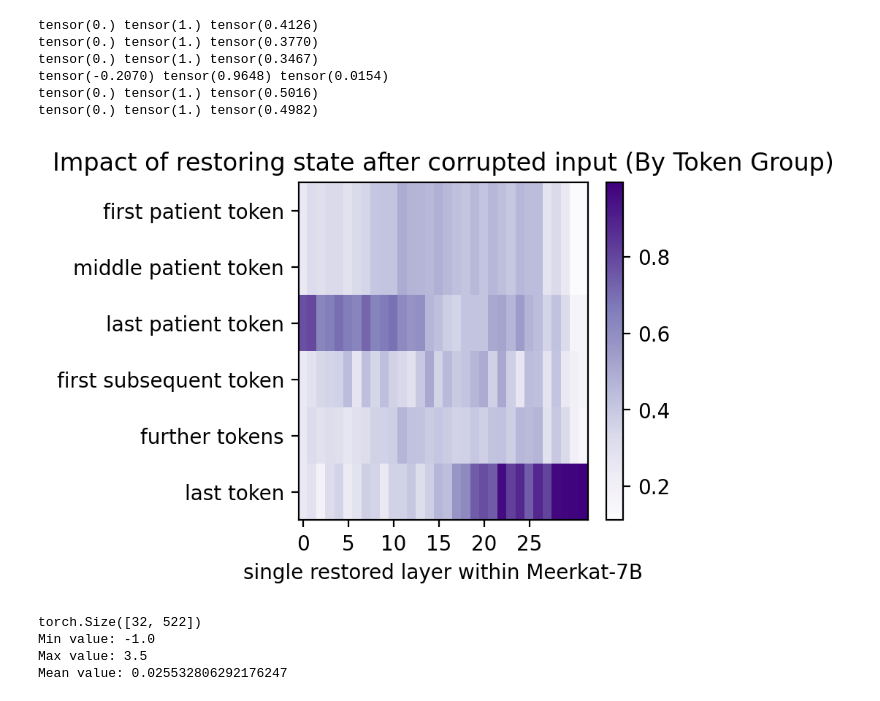
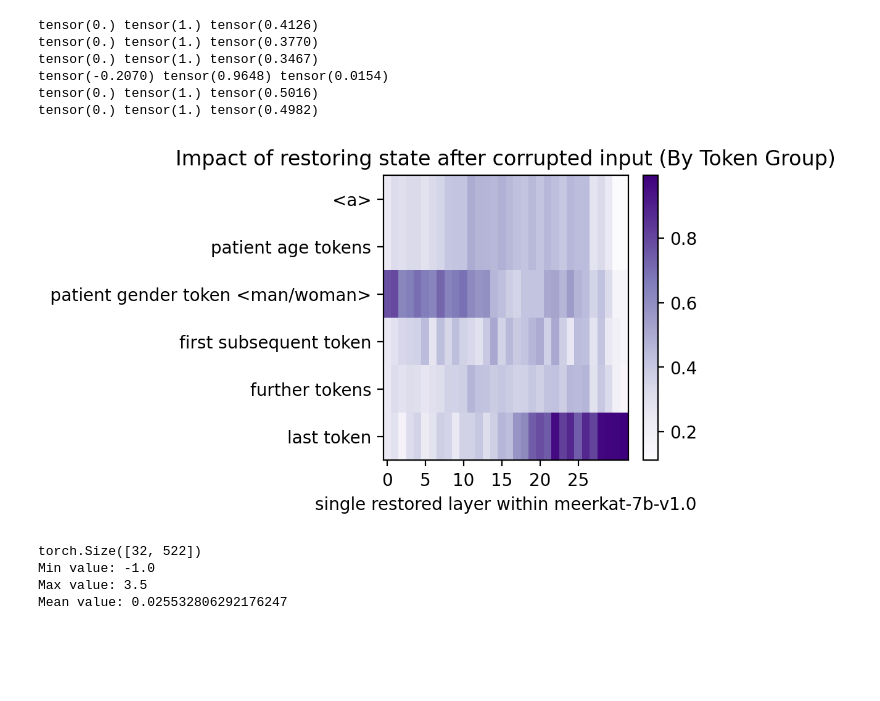
Before and after one commit to Steven-Yiran/medical-gpt-interpretability, a Jupyter notebook: medqa/results.ipynb, the cells around one changed output. Cells and saved outputs as stored; diff of their text form; code cells hidden in the pictures; blank space fills up the shorter version.

Commit message:
modified avg plot labels

```diff
--- a/medqa/results.ipynb
+++ b/medqa/results.ipynb
@@ -19,9 +24,10 @@ tokenizer = AutoTokenizer.from_pretrained(model_name)
-# %%
-with open("../data/meerkat-7b-v1.0_medqa-original_results.json", "r") as f:
-    baseline_data = json.load(f)
 # %%
 man_token_id = tokenizer.encode(' man')[-1]
 woman_token_id = tokenizer.encode(' woman')[-1]
 man_token_id, woman_token_id
-tokenizer.encode('a 37-year-old man'), tokenizer.encode('a 37-year-old'), tokenizer.encode('37'), tokenizer.encode('36'), tokenizer.encode('26')
+# age token ids
+age_token_ids = [28733, 4395, 28733, 738]
+age_token_len = 3 + len(age_token_ids)
+patient_token_len = 1 + age_token_len
+tokenizer.encode('37-year-old man'), tokenizer.encode('38-year-old'), tokenizer.encode('37'), tokenizer.encode('-year-old')
 # %% [output]
@@ -59,8 +64,14 @@ for i in sample_ids:
 
     if first_gender_idx is not None:
         display(Markdown(f"First occurrence of 'man'/'woman': Token '{gender_token}' at index {first_gender_idx}"))
-        sample_ids_with_patient_info.append(i)
-        idx_range.append((max(0, first_gender_idx - 10), first_gender_idx))
+        # check if the gender token has age token before it
+        if inputs[0][first_gender_idx-len(age_token_ids):first_gender_idx].numpy().tolist() == age_token_ids:
+            print(f"patient info match")
+            sample_ids_with_patient_info.append(i)
+            if first_gender_idx - patient_token_len < 0:
+                print("incomplete patient info")
+                continue
+            idx_range.append((first_gender_idx - patient_token_len, first_gender_idx))
     else:
         display(Markdown(prompt))
 # %% [output]
@@ -98,14 +115,13 @@ First occurrence of 'man'/'woman': Token 'woman' at index 11
 # %% [markdown]
 ## Plots Demo
 # %%
-num_layers = 32
 num_categories = 5
 avg_patching_results = torch.zeros((num_layers, num_categories))
 
 categories = [
-    "first patient token",
-    "middle patient token",
-    "last patient token",
+    "<a>",
+    "patient age tokens",
+    "patient gender token <man/woman>",
     "first subsequent token",
     "further tokens",
     "last token"
@@ -129,9 +145,12 @@ for i, id in enumerate(sample_ids_with_patient_info):
     last_idx = num_tokens - 1
     ps, pe = idx_range[i]
 
-    category_indices["first patient token"].append(ps)
-    category_indices["middle patient token"].append((ps+pe)//2)
-    category_indices["last patient token"].append(pe)
+    category_indices["<a>"].append(ps)
+
+    for j in range(ps, pe):
+        category_indices["patient age tokens"].append(j)
+
+    category_indices["patient gender token <man/woman>"].append(pe)
     category_indices["first subsequent token"].append(pe+1)
 
     for j in range(pe+1, last_idx):
@@ -164,7 +183,6 @@ tensor(-0.2070) tensor(0.9648) tensor(0.0154)
 tensor(0.) tensor(1.) tensor(0.5016)
 tensor(0.) tensor(1.) tensor(0.4982)
 # %%
-modelname = "Meerkat-7B"
 # Get min score for colormap
 low_score = aggregated_differences.min()
 module_kind = None
@@ -178,35 +196,35 @@ plot_width = num_layers / 10
 # Create the plot
 with plt.rc_context():
     fig, ax = plt.subplots(figsize=(plot_width, plot_height), dpi=200)
     h = ax.pcolor(
         aggregated_differences,
         cmap={None: "Purples", "None": "Purples", "mlp": "Greens", "attn": "Reds"}[
             module_kind
         ],
         vmin=low_score,
     )
     ax.invert_yaxis()
     ax.set_yticks([0.5 + i for i in range(num_categories)])
     ax.set_xticks([0.5 + i for i in range(0, num_layers - 6, 5)])
     ax.set_xticklabels(list(range(0, num_layers - 6, 5)))
     ax.set_yticklabels(categories)
 
     if not module_kind:
         ax.set_title("Impact of restoring state after corrupted input (By Token Group)")
-        ax.set_xlabel(f"single restored layer within {modelname}")
+        ax.set_xlabel(f"single restored layer within {model_name}")
     else:
         ax.set_title(f"Impact of restoring state after corrupted input ({module_kind}, By Token Group)")
         ax.set_xlabel(f"center of interval of layers within {module_kind} layers")
 
 
 
     cb = plt.colorbar(h)
     #if answer is not None:
         #cb.ax.set_title(f"p({str(answer).strip()})", y=-0.16, fontsize=10)
 
     plt.show()
 # %% [output]
-[figure, old version]
+[figure, new version]
 # %%
 demo_tensor_path = "../results/patching_results_4.pt"
 # Load the patching results tensor
```
Also changed, not shown: parts of 3 cells of this notebook, 1 other file.
